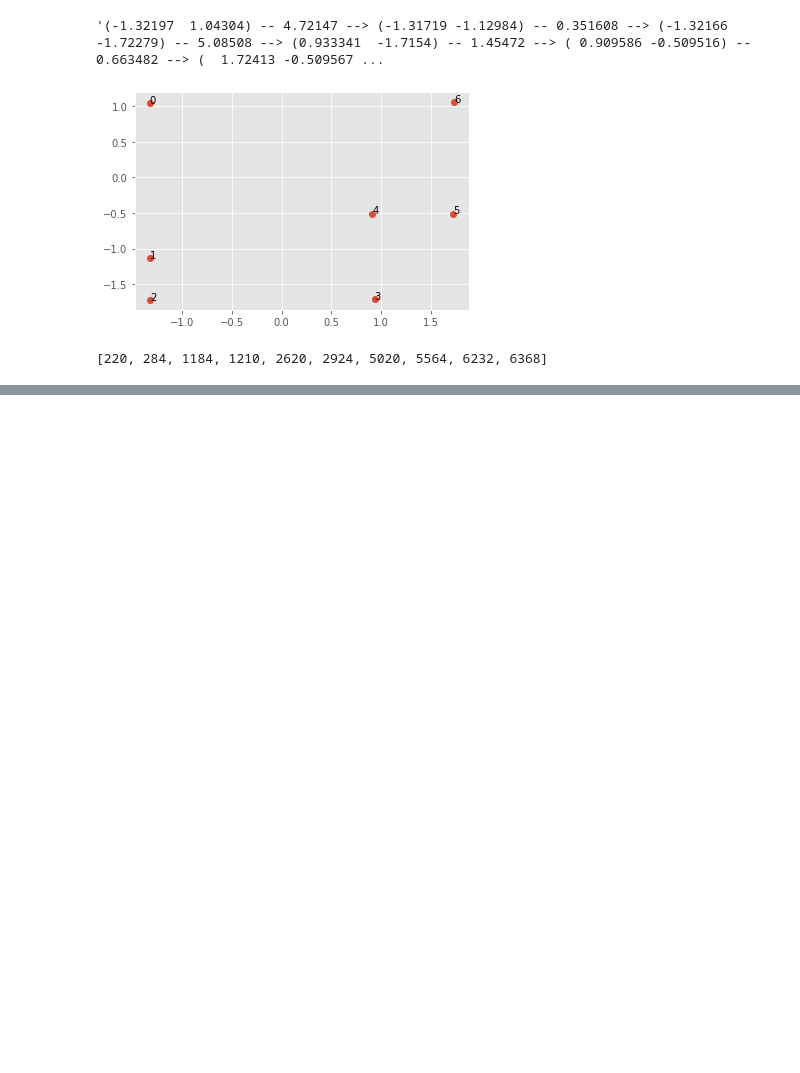
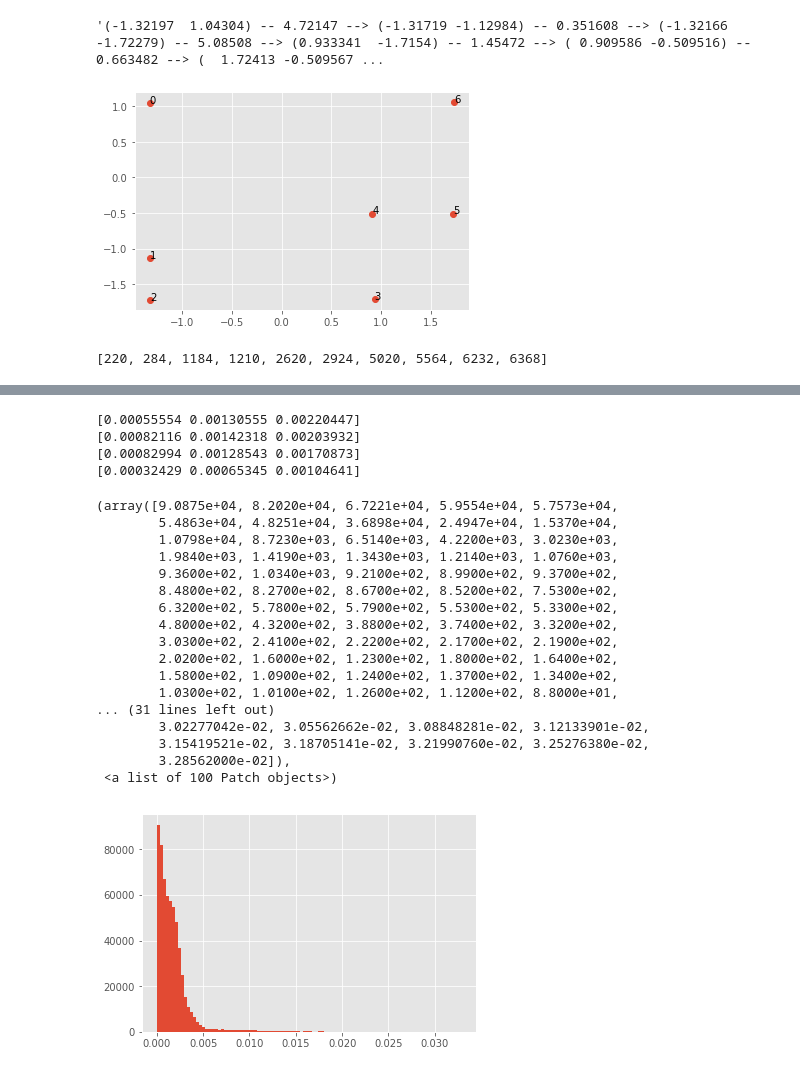
Before and after one commit to egoal/watermelon, a Jupyter notebook: eular.ipynb, the cells around one changed output, grey strips where cells are left out. Drawn from its saved outputs; the diff is of its cells as text; code cells hidden in the pictures; blank space fills up the shorter version.

```diff
--- a/eular.ipynb
+++ b/eular.ipynb
@@ -249,0 +331,30 @@ sum([220, 284, 1184, 1210, 2620, 2924, 5020, 5564, 6232, 6368])
+# %%
+for i in range(4):
+    a = np.loadtxt(f'D:/programmer/private201029/data/hump{i}')
+    print(np.percentile(a, [25, 50, 75]))
+# %% [output]
+[0.00055554 0.00130555 0.00220447]
+[0.00082116 0.00142318 0.00203932]
+[0.00082994 0.00128543 0.00170873]
+[0.00032429 0.00065345 0.00104641]
+# %%
+plt.hist(a, bins=100)
+# %% [output]
+(array([9.0875e+04, 8.2020e+04, 6.7221e+04, 5.9554e+04, 5.7573e+04,
+        5.4863e+04, 4.8251e+04, 3.6898e+04, 2.4947e+04, 1.5370e+04,
+        1.0798e+04, 8.7230e+03, 6.5140e+03, 4.2200e+03, 3.0230e+03,
+        1.9840e+03, 1.4190e+03, 1.3430e+03, 1.2140e+03, 1.0760e+03,
+        9.3600e+02, 1.0340e+03, 9.2100e+02, 8.9900e+02, 9.3700e+02,
+        8.4800e+02, 8.2700e+02, 8.6700e+02, 8.5200e+02, 7.5300e+02,
+        6.3200e+02, 5.7800e+02, 5.7900e+02, 5.5300e+02, 5.3300e+02,
+        4.8000e+02, 4.3200e+02, 3.8800e+02, 3.7400e+02, 3.3200e+02,
+        3.0300e+02, 2.4100e+02, 2.2200e+02, 2.1700e+02, 2.1900e+02,
+        2.0200e+02, 1.6000e+02, 1.2300e+02, 1.8000e+02, 1.6400e+02,
+        1.5800e+02, 1.0900e+02, 1.2400e+02, 1.3700e+02, 1.3400e+02,
+        1.0300e+02, 1.0100e+02, 1.2600e+02, 1.1200e+02, 8.8000e+01,
+... (31 lines left out)
+        3.02277042e-02, 3.05562662e-02, 3.08848281e-02, 3.12133901e-02,
+        3.15419521e-02, 3.18705141e-02, 3.21990760e-02, 3.25276380e-02,
+        3.28562000e-02]),
+ <a list of 100 Patch objects>)
+[figure, added]
```
Also changed, not shown: parts of 30 cells of this notebook, 26 other files.
